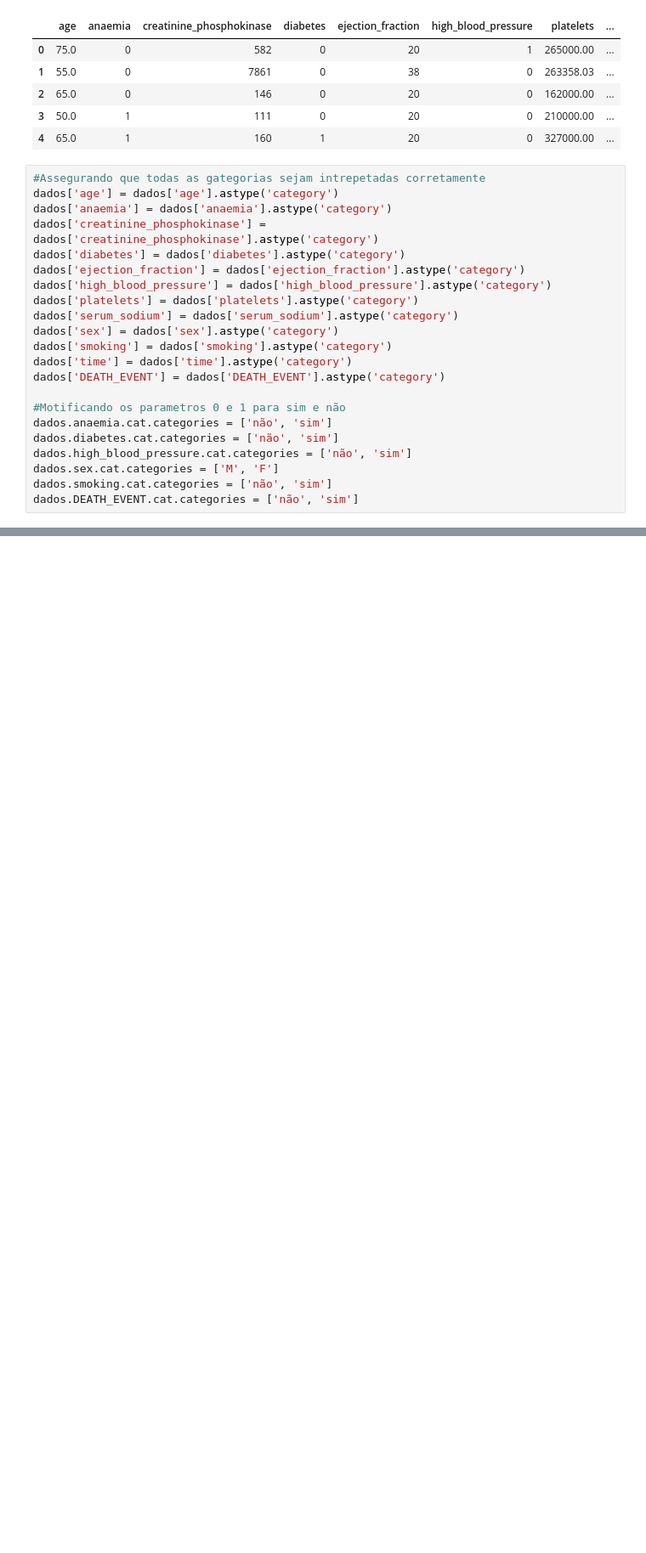
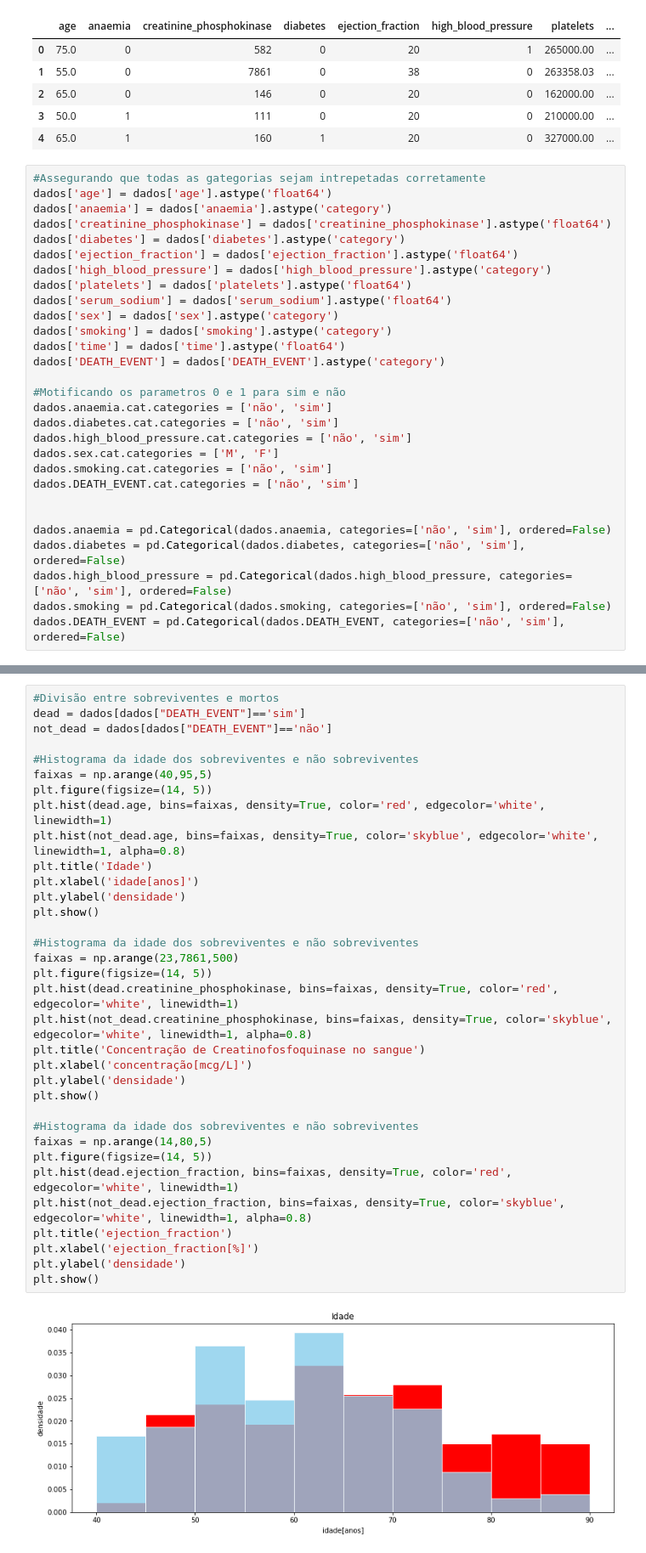
Before and after one commit to BrunoFNRodrigues/Projeto2Cidad, a Jupyter notebook: HeartFailure.ipynb, the cells around one changed output, grey strips where cells are left out. Shown at 85% size. Cells and saved outputs as stored; diff of their text form; blank space fills up the shorter version.

```diff
--- a/HeartFailure.ipynb
+++ b/HeartFailure.ipynb
@@ -39,17 +56,17 @@ dados.head(5)
 | 4 | 65.0 | 1 | 160 | 1 | 20 | 0 | 327000.00 | ... |
 # %%
 #Assegurando que todas as gategorias sejam intrepetadas corretamente
-dados['age'] = dados['age'].astype('category')
+dados['age'] = dados['age'].astype('float64')
 dados['anaemia'] = dados['anaemia'].astype('category')
-dados['creatinine_phosphokinase'] = dados['creatinine_phosphokinase'].astype('category')
+dados['creatinine_phosphokinase'] = dados['creatinine_phosphokinase'].astype('float64')
 dados['diabetes'] = dados['diabetes'].astype('category')
-dados['ejection_fraction'] = dados['ejection_fraction'].astype('category')
+dados['ejection_fraction'] = dados['ejection_fraction'].astype('float64')
 dados['high_blood_pressure'] = dados['high_blood_pressure'].astype('category')
-dados['platelets'] = dados['platelets'].astype('category')
-dados['serum_sodium'] = dados['serum_sodium'].astype('category')
+dados['platelets'] = dados['platelets'].astype('float64')
+dados['serum_sodium'] = dados['serum_sodium'].astype('float64')
 dados['sex'] = dados['sex'].astype('category')
 dados['smoking'] = dados['smoking'].astype('category')
-dados['time'] = dados['time'].astype('category')
+dados['time'] = dados['time'].astype('float64')
 dados['DEATH_EVENT'] = dados['DEATH_EVENT'].astype('category')
 
 #Motificando os parametros 0 e 1 para sim e não
@@ -59,3 +76,10 @@ dados.high_blood_pressure.cat.categories = ['não', 'sim']
 dados.sex.cat.categories = ['M', 'F']
 dados.smoking.cat.categories = ['não', 'sim']
 dados.DEATH_EVENT.cat.categories = ['não', 'sim']
+
+
+dados.anaemia = pd.Categorical(dados.anaemia, categories=['não', 'sim'], ordered=False)
+dados.diabetes = pd.Categorical(dados.diabetes, categories=['não', 'sim'], ordered=False)
+dados.high_blood_pressure = pd.Categorical(dados.high_blood_pressure, categories=['não', 'sim'], ordered=False)
+dados.smoking = pd.Categorical(dados.smoking, categories=['não', 'sim'], ordered=False)
+dados.DEATH_EVENT = pd.Categorical(dados.DEATH_EVENT, categories=['não', 'sim'], ordered=False)
@@ -61,0 +101,36 @@ dados.DEATH_EVENT.cat.categories = ['não', 'sim']
+# %%
+#Divisão entre sobreviventes e mortos
+dead = dados[dados["DEATH_EVENT"]=='sim']
+not_dead = dados[dados["DEATH_EVENT"]=='não']
+
+#Histograma da idade dos sobreviventes e não sobreviventes
+faixas = np.arange(40,95,5)
+plt.figure(figsize=(14, 5))
+plt.hist(dead.age, bins=faixas, density=True, color='red', edgecolor='white', linewidth=1)
+plt.hist(not_dead.age, bins=faixas, density=True, color='skyblue', edgecolor='white', linewidth=1, alpha=0.8)
+plt.title('Idade')
+plt.xlabel('idade[anos]')
+plt.ylabel('densidade')
+plt.show()
+
+#Histograma da idade dos sobreviventes e não sobreviventes
+faixas = np.arange(23,7861,500)
+plt.figure(figsize=(14, 5))
+plt.hist(dead.creatinine_phosphokinase, bins=faixas, density=True, color='red', edgecolor='white', linewidth=1)
+plt.hist(not_dead.creatinine_phosphokinase, bins=faixas, density=True, color='skyblue', edgecolor='white', linewidth=1, alpha=0.8)
+plt.title('Concentração de Creatinofosfoquinase no sangue')
+plt.xlabel('concentração[mcg/L]')
+plt.ylabel('densidade')
+plt.show()
+
+#Histograma da idade dos sobreviventes e não sobreviventes
+faixas = np.arange(14,80,5)
+plt.figure(figsize=(14, 5))
+plt.hist(dead.ejection_fraction, bins=faixas, density=True, color='red', edgecolor='white', linewidth=1)
+plt.hist(not_dead.ejection_fraction, bins=faixas, density=True, color='skyblue', edgecolor='white', linewidth=1, alpha=0.8)
+plt.title('ejection_fraction')
+plt.xlabel('ejection_fraction[%]')
+plt.ylabel('densidade')
+plt.show()
+# %% [output]
+[figure, added]
```
Also changed, not shown: parts of 6 cells of this notebook.
